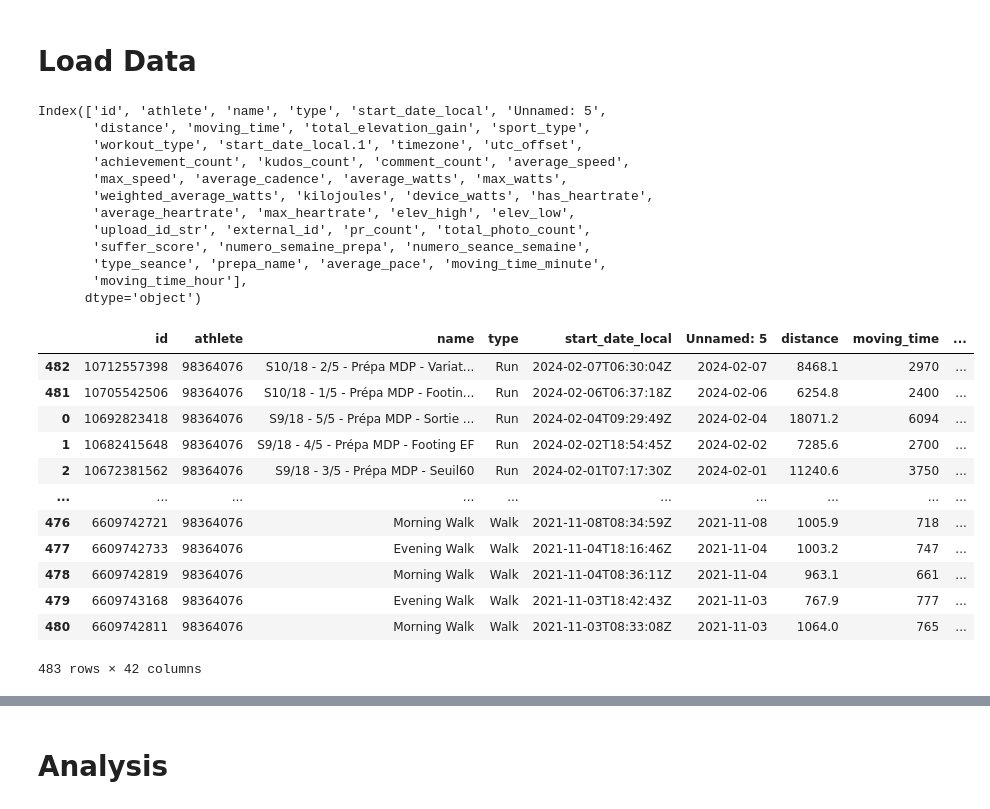
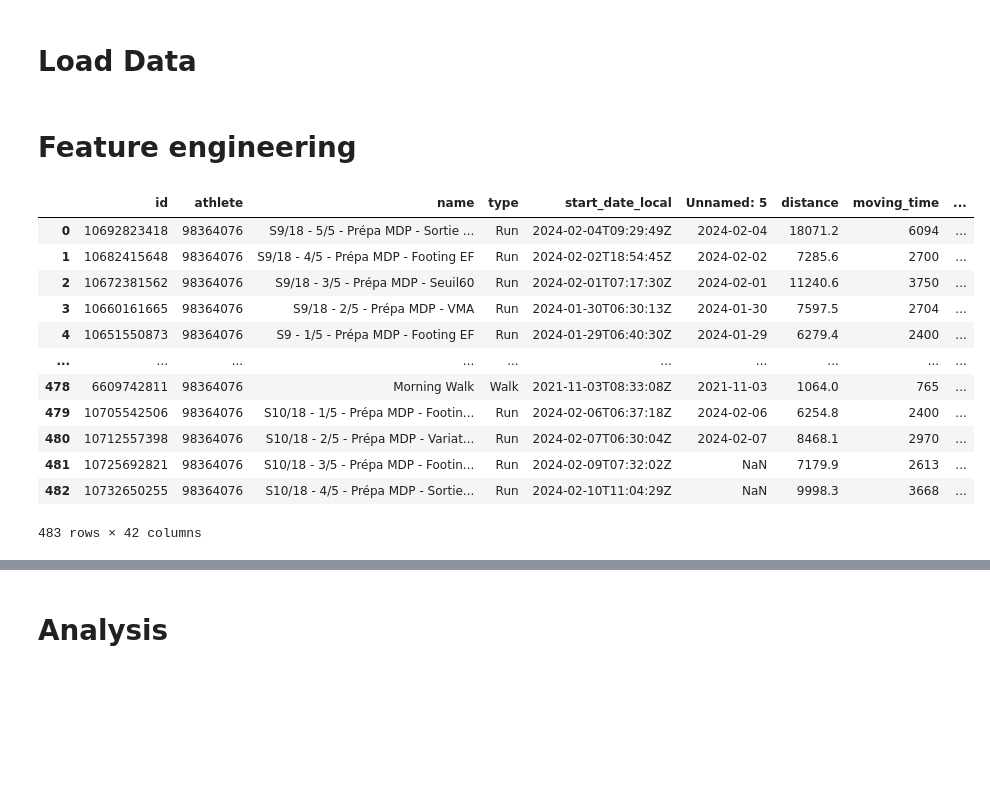
Before and after one commit to TheoCostes/SynchronizeRunningData, a Jupyter notebook: notebooks/2_create_analytics_visuals.ipynb, the cells around one changed output, grey strips where cells are left out. Drawn from its saved outputs; the diff is of its cells as text; code cells hidden in the pictures; blank space fills up the shorter version.

```diff
--- a/notebooks/2_create_analytics_visuals.ipynb
+++ b/notebooks/2_create_analytics_visuals.ipynb
@@ -32,34 +32,21 @@ df_act = pd.read_csv(response['Body'])
 
 response = s3.get_object(Bucket=s3_bucket, Key=s3_key_lap)
 df_lap = pd.read_csv(response['Body'])
+# %% [markdown]
+# Feature engineering
 # %%
-df_act.columns
+df_act
 # %% [output]
+|  | id | athlete | name | type | start_date_local | Unnamed: 5 | distance | moving_time | ... |
+| 0 | 10692823418 | 98364076 | S9/18 - 5/5 - Prépa MDP - Sortie ... | Run | 2024-02-04T09:29:49Z | 2024-02-04 | 18071.2 | 6094 | ... |
+| 1 | 10682415648 | 98364076 | S9/18 - 4/5 - Prépa MDP - Footing EF | Run | 2024-02-02T18:54:45Z | 2024-02-02 | 7285.6 | 2700 | ... |
+| 2 | 10672381562 | 98364076 | S9/18 - 3/5 - Prépa MDP - Seuil60 | Run | 2024-02-01T07:17:30Z | 2024-02-01 | 11240.6 | 3750 | ... |
+| 3 | 10660161665 | 98364076 | S9/18 - 2/5 - Prépa MDP - VMA | Run | 2024-01-30T06:30:13Z | 2024-01-30 | 7597.5 | 2704 | ... |
+| 4 | 10651550873 | 98364076 | S9 - 1/5 - Prépa MDP - Footing EF | Run | 2024-01-29T06:40:30Z | 2024-01-29 | 6279.4 | 2400 | ... |
+| ... | ... | ... | ... | ... | ... | ... | ... | ... | ... |
+| 478 | 6609742811 | 98364076 | Morning Walk | Walk | 2021-11-03T08:33:08Z | 2021-11-03 | 1064.0 | 765 | ... |
+| 479 | 10705542506 | 98364076 | S10/18 - 1/5 - Prépa MDP - Footin... | Run | 2024-02-06T06:37:18Z | 2024-02-06 | 6254.8 | 2400 | ... |
+| 480 | 10712557398 | 98364076 | S10/18 - 2/5 - Prépa MDP - Variat... | Run | 2024-02-07T06:30:04Z | 2024-02-07 | 8468.1 | 2970 | ... |
+| 481 | 10725692821 | 98364076 | S10/18 - 3/5 - Prépa MDP - Footin... | Run | 2024-02-09T07:32:02Z | NaN | 7179.9 | 2613 | ... |
+| 482 | 10732650255 | 98364076 | S10/18 - 4/5 - Prépa MDP - Sortie... | Run | 2024-02-10T11:04:29Z | NaN | 9998.3 | 3668 | ... |
-Index(['id', 'athlete', 'name', 'type', 'start_date_local', 'Unnamed: 5',
-       'distance', 'moving_time', 'total_elevation_gain', 'sport_type',
-       'workout_type', 'start_date_local.1', 'timezone', 'utc_offset',
-       'achievement_count', 'kudos_count', 'comment_count', 'average_speed',
-       'max_speed', 'average_cadence', 'average_watts', 'max_watts',
-       'weighted_average_watts', 'kilojoules', 'device_watts', 'has_heartrate',
-       'average_heartrate', 'max_heartrate', 'elev_high', 'elev_low',
-       'upload_id_str', 'external_id', 'pr_count', 'total_photo_count',
-       'suffer_score', 'numero_semaine_prepa', 'numero_seance_semaine',
-       'type_seance', 'prepa_name', 'average_pace', 'moving_time_minute',
-       'moving_time_hour'],
-      dtype='object')
+483 rows × 42 columns
-# %%
-df_act.sort_values(by="start_date_local", ascending=False)
-# %% [output]
-|  | id | athlete | name | type | start_date_local | Unnamed: 5 | distance | moving_time | ... |
-| 482 | 10712557398 | 98364076 | S10/18 - 2/5 - Prépa MDP - Variat... | Run | 2024-02-07T06:30:04Z | 2024-02-07 | 8468.1 | 2970 | ... |
-| 481 | 10705542506 | 98364076 | S10/18 - 1/5 - Prépa MDP - Footin... | Run | 2024-02-06T06:37:18Z | 2024-02-06 | 6254.8 | 2400 | ... |
-| 0 | 10692823418 | 98364076 | S9/18 - 5/5 - Prépa MDP - Sortie ... | Run | 2024-02-04T09:29:49Z | 2024-02-04 | 18071.2 | 6094 | ... |
-| 1 | 10682415648 | 98364076 | S9/18 - 4/5 - Prépa MDP - Footing EF | Run | 2024-02-02T18:54:45Z | 2024-02-02 | 7285.6 | 2700 | ... |
-| 2 | 10672381562 | 98364076 | S9/18 - 3/5 - Prépa MDP - Seuil60 | Run | 2024-02-01T07:17:30Z | 2024-02-01 | 11240.6 | 3750 | ... |
-| ... | ... | ... | ... | ... | ... | ... | ... | ... | ... |
-| 476 | 6609742721 | 98364076 | Morning Walk | Walk | 2021-11-08T08:34:59Z | 2021-11-08 | 1005.9 | 718 | ... |
-| 477 | 6609742733 | 98364076 | Evening Walk | Walk | 2021-11-04T18:16:46Z | 2021-11-04 | 1003.2 | 747 | ... |
-| 478 | 6609742819 | 98364076 | Morning Walk | Walk | 2021-11-04T08:36:11Z | 2021-11-04 | 963.1 | 661 | ... |
-| 479 | 6609743168 | 98364076 | Evening Walk | Walk | 2021-11-03T18:42:43Z | 2021-11-03 | 767.9 | 777 | ... |
-| 480 | 6609742811 | 98364076 | Morning Walk | Walk | 2021-11-03T08:33:08Z | 2021-11-03 | 1064.0 | 765 | ... |
-483 rows × 42 columns
```
Also changed, not shown: parts of 21 cells of this notebook.
